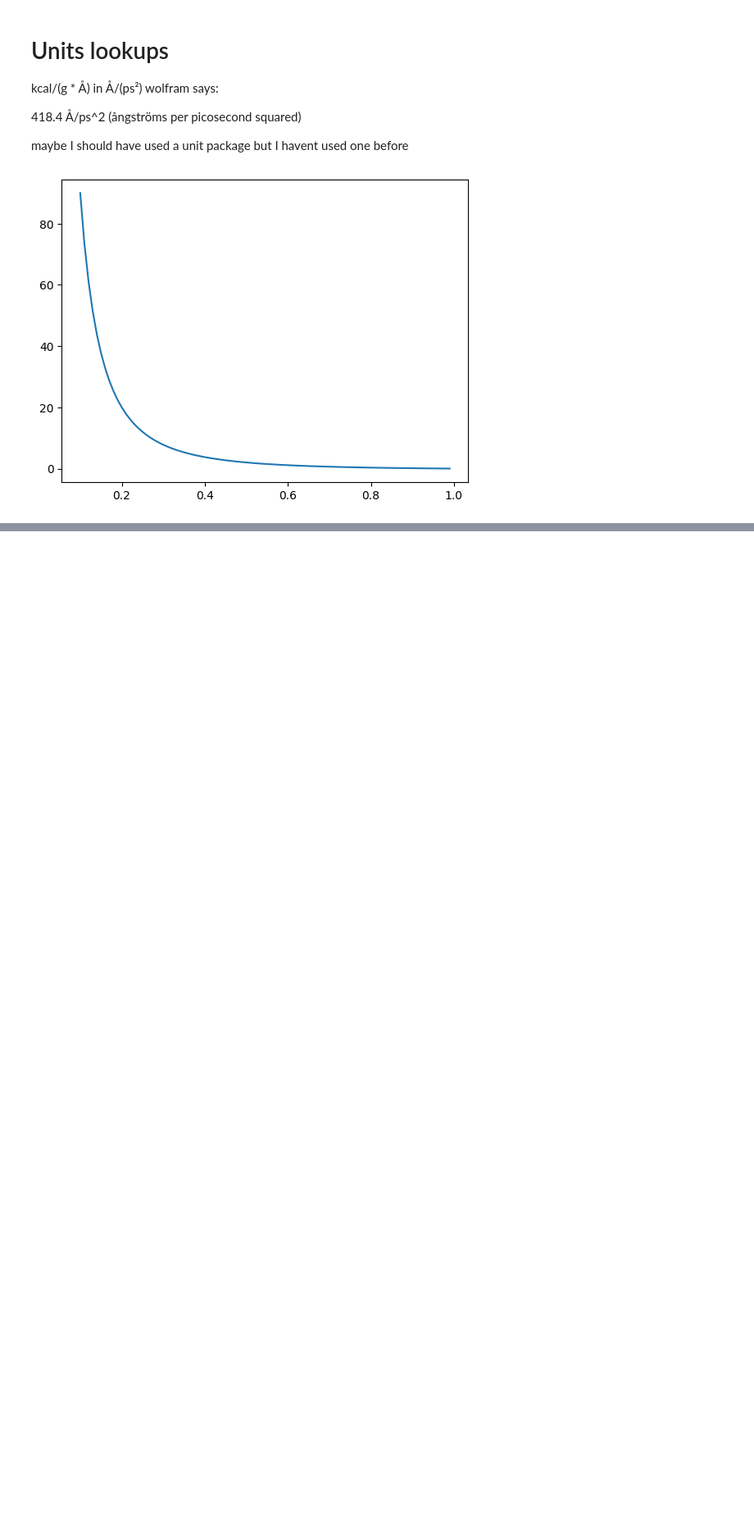
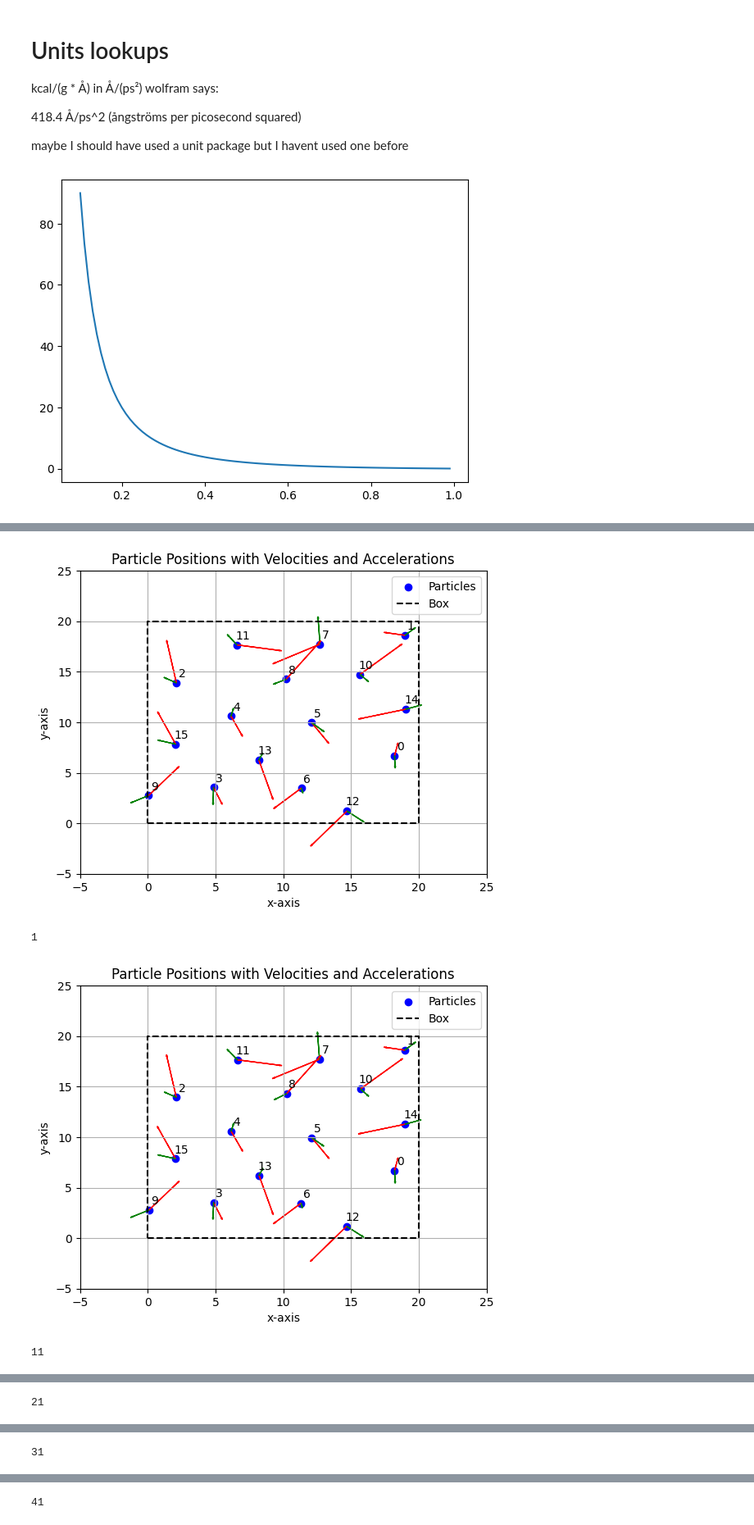
Before and after one commit to ISIPINK/MD_code_test, a Jupyter notebook: MD_program.ipynb, the cells around one changed output, grey strips where cells are left out. Shown: that part at 82% size. Drawn from its saved outputs; the diff is of its cells as text; code cells hidden in the pictures; blank space fills up the shorter version.

```diff
--- a/MD_program.ipynb
+++ b/MD_program.ipynb
@@ -266,0 +267,15 @@ tensor([[-0.2600, -1.2800],
+# %%
+sim_cons = Simulation_constants()
+sim = MD_simulation_lj_vv(sim_cons)
+
+sim.plt_points()
+for i in range(100):
+    sim.step(dt=0.01)
+    if i%10 == 0:
+        print(sim.total_steps)
+        sim.plt_points()
+# %% [output]
+[figure, added]
+1
+[figure, added]
+11
@@ -266,0 +283 @@ tensor([[-0.2600, -1.2800],
+21
@@ -266,0 +285 @@ tensor([[-0.2600, -1.2800],
+31
@@ -266,0 +287 @@ tensor([[-0.2600, -1.2800],
+41
```
Also changed, not shown: parts of 8 cells of this notebook, 2 other files.
